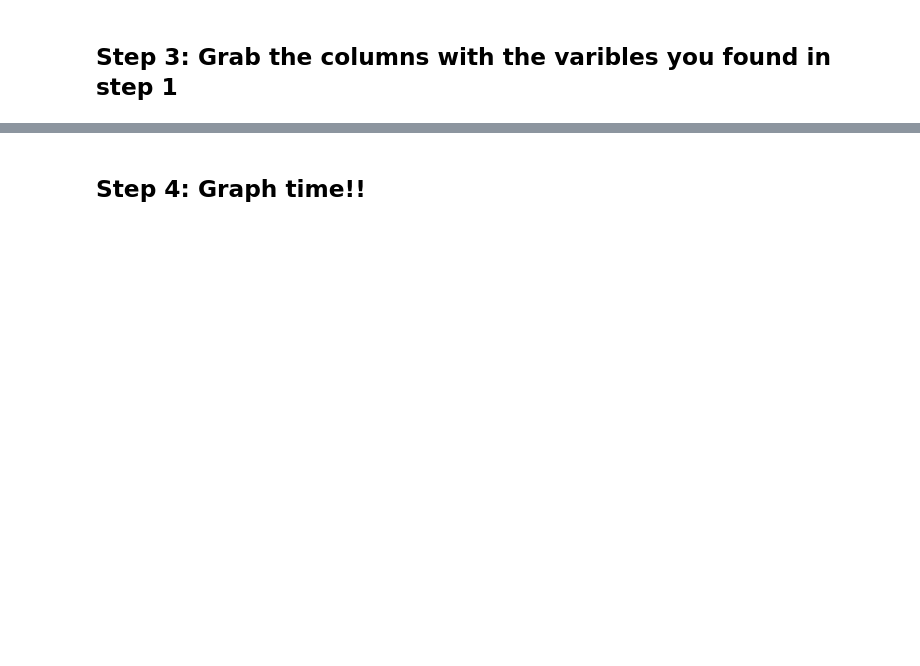
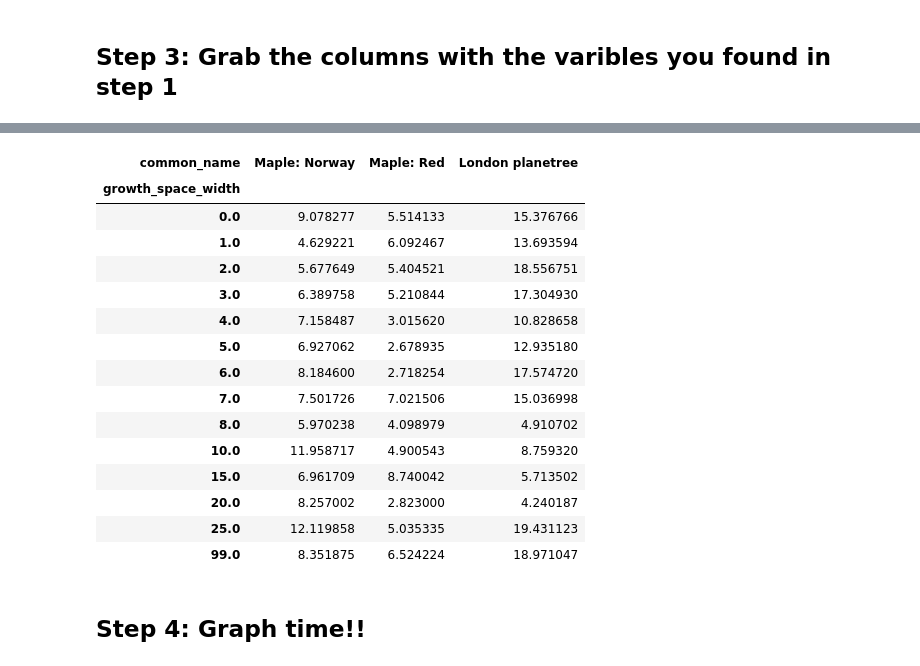
Before and after one commit to miaschwing/DataScienceCircle, a Jupyter notebook: No. 3 Data Circle/No.3 Data Circle.ipynb, the cells around one changed output, grey strips where cells are left out. Saved outputs shown, nothing was run; the diff lists cells and outputs as text; code cells hidden in the pictures; blank space fills up the shorter version.

```diff
--- a/No. 3 Data Circle/No.3 Data Circle.ipynb
+++ b/No. 3 Data Circle/No.3 Data Circle.ipynb
@@ -92,2 +105,22 @@ top5trees
+# %%
+top_trees = top_trees.dropna()
+top_trees
+# %% [output]
+| common_name | Maple: Norway | Maple: Red | London planetree |
+| growth_space_width |  |  |  |
+| 0.0 | 9.078277 | 5.514133 | 15.376766 |
+| 1.0 | 4.629221 | 6.092467 | 13.693594 |
+| 2.0 | 5.677649 | 5.404521 | 18.556751 |
+| 3.0 | 6.389758 | 5.210844 | 17.304930 |
+| 4.0 | 7.158487 | 3.015620 | 10.828658 |
+| 5.0 | 6.927062 | 2.678935 | 12.935180 |
+| 6.0 | 8.184600 | 2.718254 | 17.574720 |
+| 7.0 | 7.501726 | 7.021506 | 15.036998 |
+| 8.0 | 5.970238 | 4.098979 | 4.910702 |
+| 10.0 | 11.958717 | 4.900543 | 8.759320 |
+| 15.0 | 6.961709 | 8.740042 | 5.713502 |
+| 20.0 | 8.257002 | 2.823000 | 4.240187 |
+| 25.0 | 12.119858 | 5.035335 | 19.431123 |
+| 99.0 | 8.351875 | 6.524224 | 18.971047 |
 # %% [markdown]
 ## Step 4: Graph time!!
```
Also changed, not shown: parts of 28 cells of this notebook.
